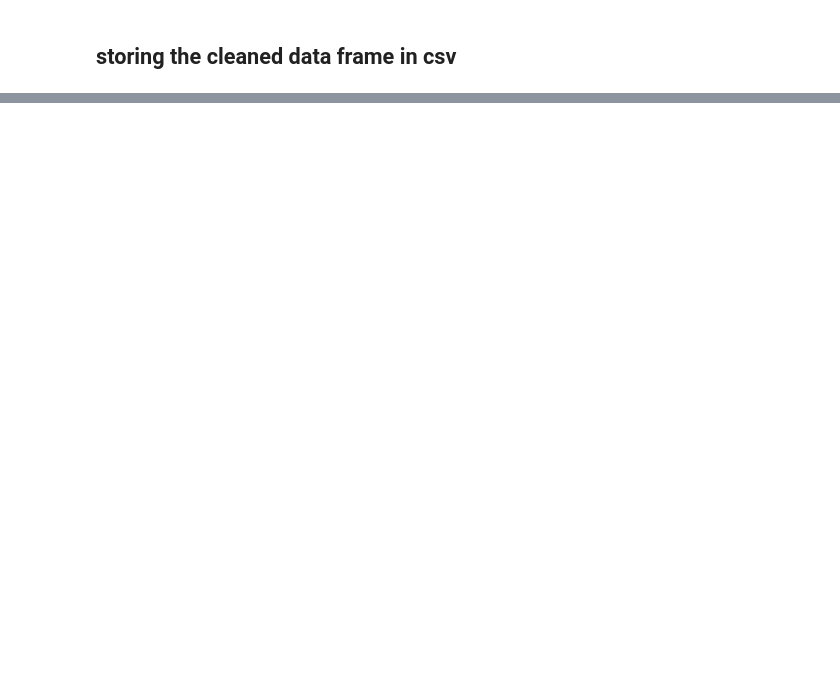
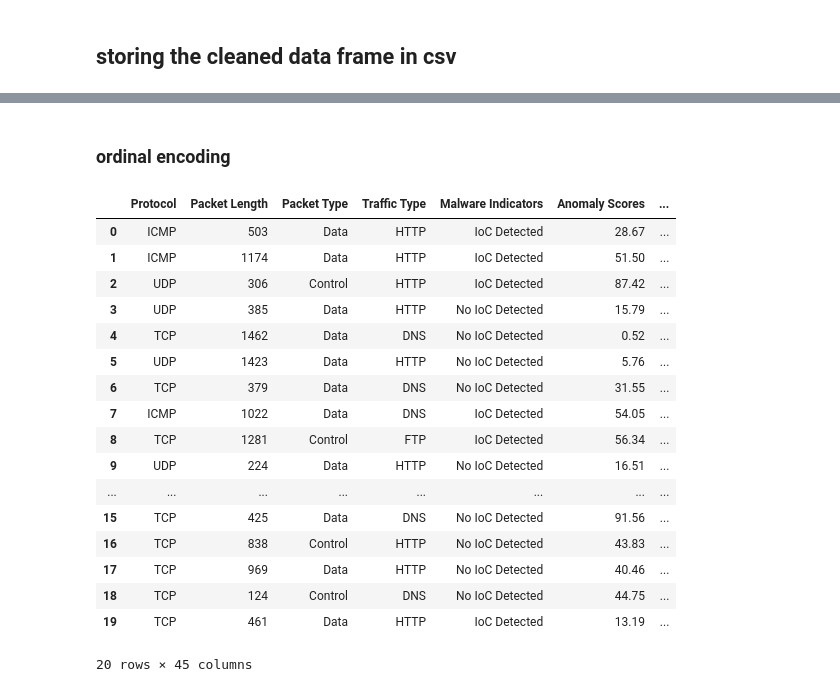
Before and after one commit to jasensteve10/DSTI_ML_PROJECT_CYBERSECURITY, a Jupyter notebook: EDA/EDA_JASEN/eda_crypto.ipynb, the cells around one changed output, grey strips where cells are left out. Drawn from its saved outputs; the diff is of its cells as text; code cells hidden in the pictures; blank space fills up the shorter version.

```diff
--- a/EDA/EDA_JASEN/eda_crypto.ipynb
+++ b/EDA/EDA_JASEN/eda_crypto.ipynb
@@ -207,0 +172,2 @@ df.to_csv("cleaned_cybersecurity_attacks.csv", index=False)
+# %%
+df_cleaned_copy = df_cleaned_copy.drop(columns=["Index"])
@@ -207,0 +191,9 @@ df.to_csv("cleaned_cybersecurity_attacks.csv", index=False)
+# %%
+def cast_int_columns(df):
+    df['Packet Length'] = df['Packet Length'].astype(int)
+    df['Anomaly Scores'] = df['Anomaly Scores'].astype(float)
+    return df
+
+# Apply the function to the dataframe
+new_df = cast_int_columns(df_cleaned_copy)
+new_df.head(5)
@@ -207,0 +268,10 @@ df.to_csv("cleaned_cybersecurity_attacks.csv", index=False)
+# %%
+# Encoding categorical columns using get_dummies
+categorical_columns = ['Protocol', 'Packet Type', 'Traffic Type', 'Malware Indicators', 'Alerts/Warnings', 'Attack Type', 'Attack Signature', 'Action Taken', 'Network Segment', 'Firewall Logs', 'IDS/IPS Alerts', 'Log Source']
+
+#df_encoded = new_df.copy()
+
+for col in categorical_columns:
+    dummies = pd.get_dummies(new_df[col], prefix=col)
+    new_df = pd.concat([new_df, dummies], axis=1)
+    #df_encoded = df_encoded.drop(columns=[col])
@@ -207,0 +288,2 @@ df.to_csv("cleaned_cybersecurity_attacks.csv", index=False)
+# %% [markdown]
+### ordinal encoding
@@ -207,0 +297,30 @@ df.to_csv("cleaned_cybersecurity_attacks.csv", index=False)
+# %%
+from sklearn.preprocessing import LabelEncoder
+
+# Initialize the LabelEncoder
+label_encoder = LabelEncoder()
+
+# Fit and transform the "Severity Level" column
+new_df['Severity Level'] = label_encoder.fit_transform(new_df['Severity Level'])
+# %%
+# Display the first few rows to verify the encoding
+new_df.head(20)
+# %% [output]
+|  | Protocol | Packet Length | Packet Type | Traffic Type | Malware Indicators | Anomaly Scores | ... |
+| 0 | ICMP | 503 | Data | HTTP | IoC Detected | 28.67 | ... |
+| 1 | ICMP | 1174 | Data | HTTP | IoC Detected | 51.50 | ... |
+| 2 | UDP | 306 | Control | HTTP | IoC Detected | 87.42 | ... |
+| 3 | UDP | 385 | Data | HTTP | No IoC Detected | 15.79 | ... |
+| 4 | TCP | 1462 | Data | DNS | No IoC Detected | 0.52 | ... |
+| 5 | UDP | 1423 | Data | HTTP | No IoC Detected | 5.76 | ... |
+| 6 | TCP | 379 | Data | DNS | No IoC Detected | 31.55 | ... |
+| 7 | ICMP | 1022 | Data | DNS | IoC Detected | 54.05 | ... |
+| 8 | TCP | 1281 | Control | FTP | IoC Detected | 56.34 | ... |
+| 9 | UDP | 224 | Data | HTTP | No IoC Detected | 16.51 | ... |
+| ... | ... | ... | ... | ... | ... | ... | ... |
+| 15 | TCP | 425 | Data | DNS | No IoC Detected | 91.56 | ... |
+| 16 | TCP | 838 | Control | HTTP | No IoC Detected | 43.83 | ... |
+| 17 | TCP | 969 | Data | HTTP | No IoC Detected | 40.46 | ... |
+| 18 | TCP | 124 | Control | DNS | No IoC Detected | 44.75 | ... |
+| 19 | TCP | 461 | Data | HTTP | IoC Detected | 13.19 | ... |
+20 rows × 45 columns
```
Also changed, not shown: parts of 31 cells of this notebook, 2 other files.
